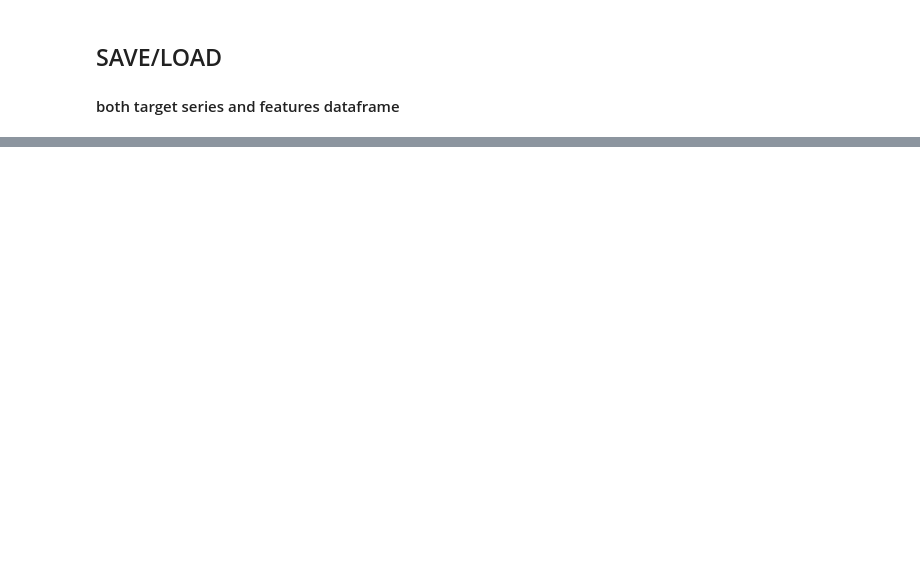
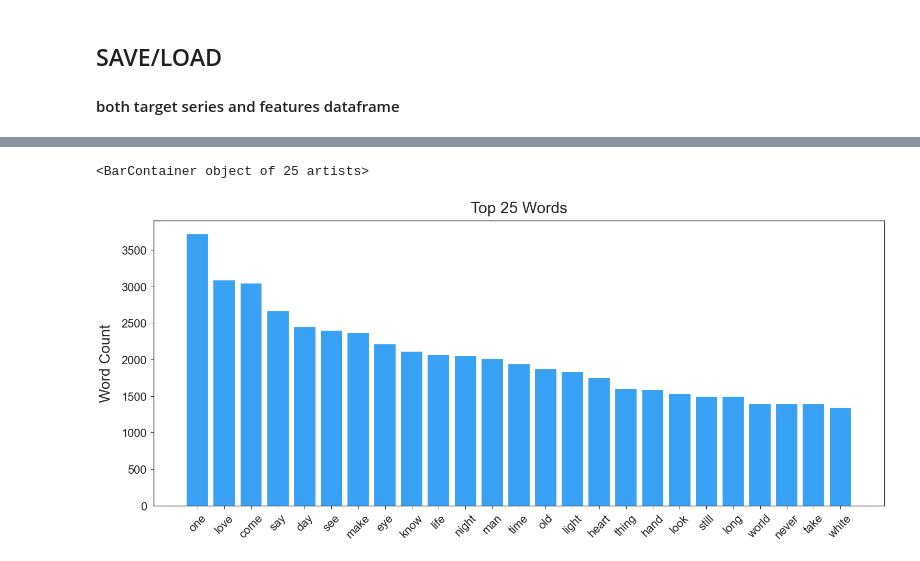
Before and after one commit to p-szymo/poetry_genre_classifier, a Jupyter notebook: eda_processing_feature_engineering_notebook.ipynb, the cells around one changed output, grey strips where cells are left out. Drawn from its saved outputs; the diff is of its cells as text; code cells hidden in the pictures; blank space fills up the shorter version.

```diff
--- a/eda_processing_feature_engineering_notebook.ipynb
+++ b/eda_processing_feature_engineering_notebook.ipynb
@@ -592,0 +760,6 @@ dead dearest dead dearest sing sad song plant rose head shady cypress tree green
+# %%
+# Split string into all words in clean tweets
+all_words = big_string.split()
+
+# total words
+len(all_words)
@@ -592,0 +773,4 @@ dead dearest dead dearest sing sad song plant rose head shady cypress tree green
+# %%
+# Create dictionary of word counts
+fdist = FreqDist(all_words)
+fdist
@@ -592,0 +779,7 @@ dead dearest dead dearest sing sad song plant rose head shady cypress tree green
+# %%
+# Convert word counts to dataframe
+fdist_df = pd.DataFrame(data=fdist.values(), index=fdist.keys(), columns=['word_count'])
+fdist_df = fdist_df.sort_values('word_count', ascending=False)
+# %%
+top_25 = fdist_df.iloc[:25,:]
+top_25
@@ -592,0 +825,14 @@ dead dearest dead dearest sing sad song plant rose head shady cypress tree green
+# %%
+plt.figure(figsize=(25,10))
+plt.title('Top 25 Words', fontsize=30, pad=15)
+plt.ylabel('Word Count', fontsize=28, labelpad=15)
+plt.xticks(rotation=45, fontsize=22)
+plt.yticks(fontsize=22)
+# plt.ylim(bottom=15000, top=41000)
+
+plt.bar(top_25.index, top_25.word_count, color='#38A1F3')
+
+# plt.savefig('Images/top_25_words.png', dpi = 100)
+# %% [output]
+<BarContainer object of 25 artists>
+[figure, added]
```
Also changed, not shown: parts of 64 cells of this notebook, 3 other files.
